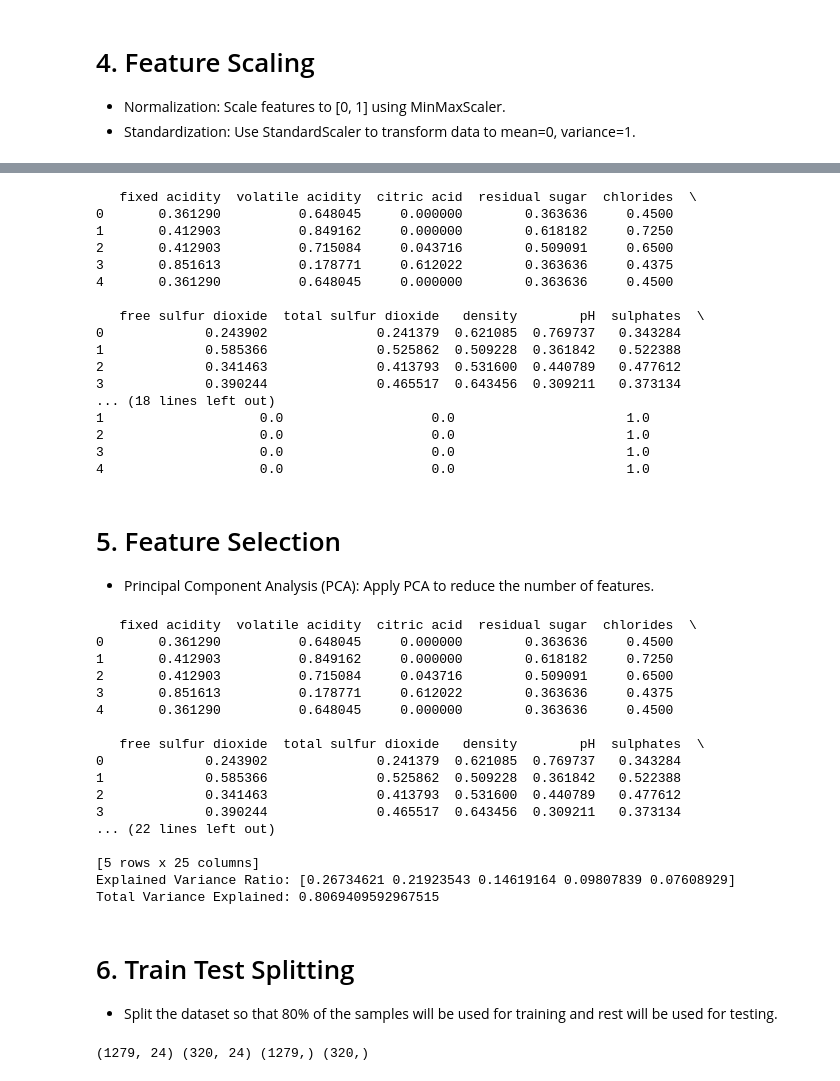
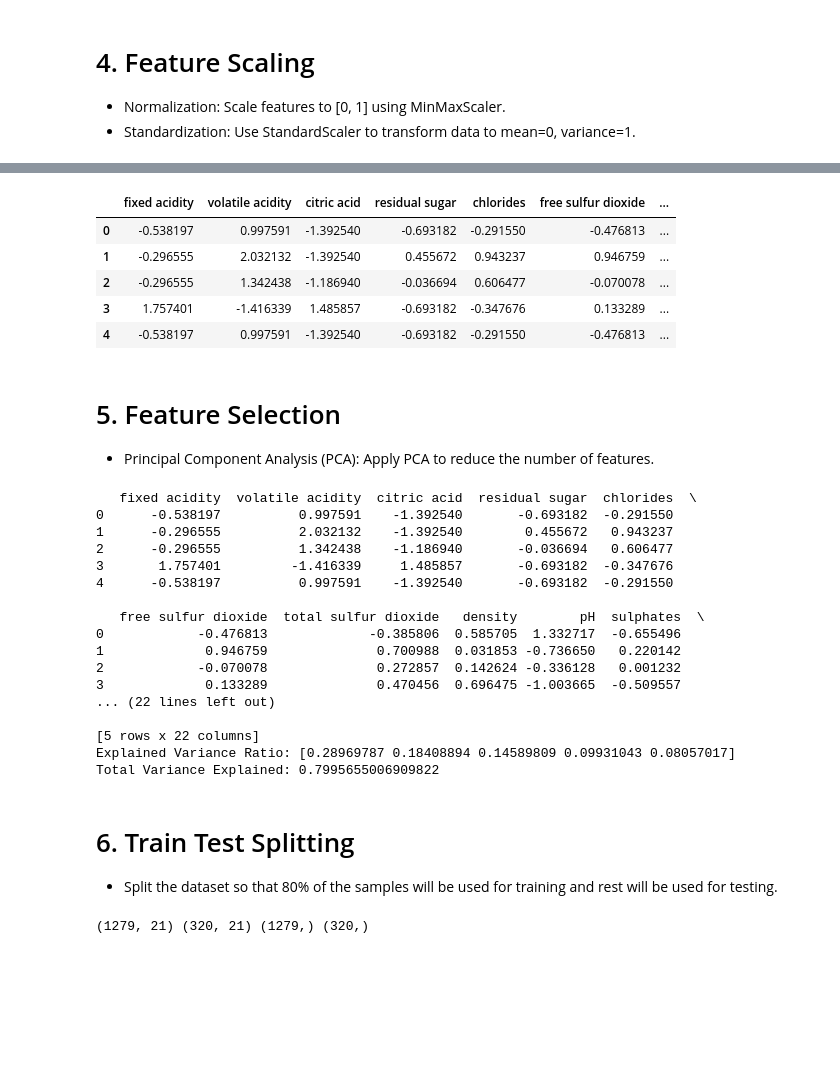
Before and after one commit to M0h1tkumar/mlw-2-DEEP-LEARNING-, a Jupyter notebook: Lab_Assignment_01.ipynb, the cells around one changed output, grey strips where cells are left out. Drawn from its saved outputs; the diff is of its cells as text; code cells hidden in the pictures; blank space fills up the shorter version.

```diff
--- a/Lab_Assignment_01.ipynb
+++ b/Lab_Assignment_01.ipynb
@@ -217,39 +180,25 @@ print(data.head())
 # %%
-# prompt: Normalization: Scale features to [0, 1] using MinMaxScaler
+#  Standardization: Use StandardScaler to transform data to mean=0, variance=1.
+from sklearn.preprocessing import StandardScaler
 
-from sklearn.preprocessing import MinMaxScaler
+# Initialize StandardScaler
+scaler = StandardScaler()
 
-# Assuming 'data' is your DataFrame from the previous code
-
-# Create a MinMaxScaler object
-scaler = MinMaxScaler()
-
-# Select numerical features to scale (exclude the newly created categorical features)
-numerical_cols_to_scale = ['fixed acidity', 'volatile acidity', 'citric acid', 'residual sugar', 'chlorides', 'free sulfur dioxide', 'total sulfur dioxide', 'density', 'pH', 'sulphates', 'alcohol']
+# Select numerical features to standardize (exclude the newly created categorical features)
+numerical_cols_to_standardize = ['fixed acidity', 'volatile acidity', 'citric acid', 'residual sugar', 'chlorides', 'free sulfur dioxide', 'total sulfur dioxide', 'density', 'pH', 'sulphates', 'alcohol']
 
 # Fit the scaler on the numerical features and transform them
-data[numerical_cols_to_scale] = scaler.fit_transform(data[numerical_cols_to_scale])
-
-# Display the updated data with scaled features
-print(data.head())
+data[numerical_cols_to_standardize] = scaler.fit_transform(data[numerical_cols_to_standardize])
-# %% [output]
-   fixed acidity  volatile acidity  citric acid  residual sugar  chlorides  \
-0       0.361290          0.648045     0.000000        0.363636     0.4500
-1       0.412903          0.849162     0.000000        0.618182     0.7250
-2       0.412903          0.715084     0.043716        0.509091     0.6500
-3       0.851613          0.178771     0.612022        0.363636     0.4375
-4       0.361290          0.648045     0.000000        0.363636     0.4500
-
-   free sulfur dioxide  total sulfur dioxide   density        pH  sulphates  \
-0             0.243902              0.241379  0.621085  0.769737   0.343284
-1             0.585366              0.525862  0.509228  0.361842   0.522388
-2             0.341463              0.413793  0.531600  0.440789   0.477612
-3             0.390244              0.465517  0.643456  0.309211   0.373134
-... (18 lines left out)
-1                    0.0                   0.0                      1.0
-2                    0.0                   0.0                      1.0
-3                    0.0                   0.0                      1.0
-4                    0.0                   0.0                      1.0
+# %%
+# Display the updated data with standardized features
+data.head()
+# %% [output]
+|  | fixed acidity | volatile acidity | citric acid | residual sugar | chlorides | free sulfur dioxide | ... |
+| 0 | -0.538197 | 0.997591 | -1.392540 | -0.693182 | -0.291550 | -0.476813 | ... |
+| 1 | -0.296555 | 2.032132 | -1.392540 | 0.455672 | 0.943237 | 0.946759 | ... |
+| 2 | -0.296555 | 1.342438 | -1.186940 | -0.036694 | 0.606477 | -0.070078 | ... |
+| 3 | 1.757401 | -1.416339 | 1.485857 | -0.693182 | -0.347676 | 0.133289 | ... |
+| 4 | -0.538197 | 0.997591 | -1.392540 | -0.693182 | -0.291550 | -0.476813 | ... |
 # %% [markdown]
 # 5. Feature Selection
 *	Principal Component Analysis (PCA): Apply PCA to reduce the number of features.
@@ -283,22 +232,22 @@ print("Explained Variance Ratio:", explained_variance_ratio)
 print("Total Variance Explained:", sum(explained_variance_ratio))
 # %% [output]
    fixed acidity  volatile acidity  citric acid  residual sugar  chlorides  \
-0       0.361290          0.648045     0.000000        0.363636     0.4500
-1       0.412903          0.849162     0.000000        0.618182     0.7250
-2       0.412903          0.715084     0.043716        0.509091     0.6500
-3       0.851613          0.178771     0.612022        0.363636     0.4375
-4       0.361290          0.648045     0.000000        0.363636     0.4500
+0      -0.538197          0.997591    -1.392540       -0.693182  -0.291550
+1      -0.296555          2.032132    -1.392540        0.455672   0.943237
+2      -0.296555          1.342438    -1.186940       -0.036694   0.606477
+3       1.757401         -1.416339     1.485857       -0.693182  -0.347676
+4      -0.538197          0.997591    -1.392540       -0.693182  -0.291550
 
    free sulfur dioxide  total sulfur dioxide   density        pH  sulphates  \
-0             0.243902              0.241379  0.621085  0.769737   0.343284
-1             0.585366              0.525862  0.509228  0.361842   0.522388
-2             0.341463              0.413793  0.531600  0.440789   0.477612
-3             0.390244              0.465517  0.643456  0.309211   0.373134
+0            -0.476813             -0.385806  0.585705  1.332717  -0.655496
+1             0.946759              0.700988  0.031853 -0.736650   0.220142
+2            -0.070078              0.272857  0.142624 -0.336128   0.001232
+3             0.133289              0.470456  0.696475 -1.003665  -0.509557
 ... (22 lines left out)
 
-[5 rows x 25 columns]
-Explained Variance Ratio: [0.26734621 0.21923543 0.14619164 0.09807839 0.07608929]
-Total Variance Explained: 0.8069409592967515
+[5 rows x 22 columns]
+Explained Variance Ratio: [0.28969787 0.18408894 0.14589809 0.09931043 0.08057017]
+Total Variance Explained: 0.7995655006909822
 # %% [markdown]
 # 6. Train Test Splitting
 *	Split the dataset so that 80% of the samples will be used for training and rest will be used for testing.
@@ -317,4 +266,4 @@ X_train, X_test, y_train, y_test = train_test_split(X, y, test_size=0.2, random_
 # Now you have X_train, X_test, y_train, and y_test
 print(X_train.shape, X_test.shape, y_train.shape, y_test.shape)
 # %% [output]
-(1279, 24) (320, 24) (1279,) (320,)
+(1279, 21) (320, 21) (1279,) (320,)
```
Also changed, not shown: parts of 6 cells of this notebook.
